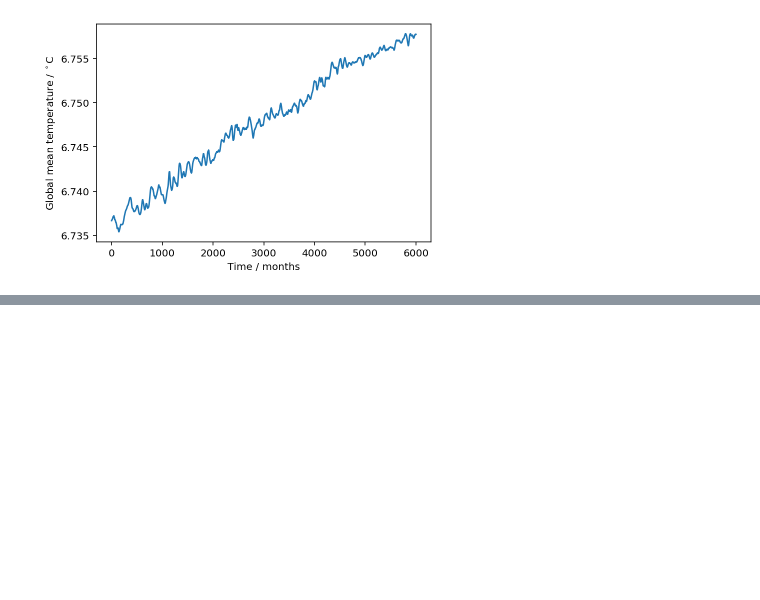
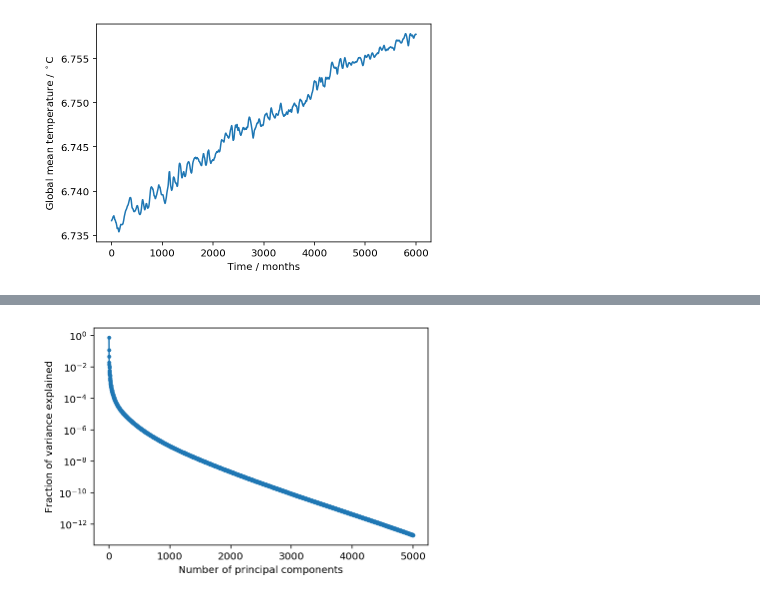
Before and after one commit to tpgillam/climate_prediction, a Jupyter notebook: dataset_summary.ipynb, the cells around one changed output, grey strips where cells are left out. Drawn from its saved outputs; the diff is of its cells as text; code cells hidden in the pictures; blank space fills up the shorter version.

```diff
--- a/dataset_summary.ipynb
+++ b/dataset_summary.ipynb
@@ -152,0 +159,5 @@ pyplot.show()
+# %%
+# Squash the non-time dimensions. This is required to fit the API of sklearn.
+print(ttave.shape)
+flat_ttave = ttave.reshape(ttave.shape[0], -1)
+print(flat_ttave.shape)
@@ -152,0 +167,3 @@ pyplot.show()
+# %%
+model = decomposition.PCA(5000)
+model.fit(flat_ttave)
@@ -152,0 +176,8 @@ pyplot.show()
+# %%
+pyplot.plot(model.explained_variance_ratio_, marker='.')
+pyplot.xlabel('Number of principal components')
+pyplot.ylabel('Fraction of variance explained')
+pyplot.yscale('log')
+pyplot.show()
+# %% [output]
+[figure, added]
```
Also changed, not shown: parts of 27 cells of this notebook, 1 other file.
